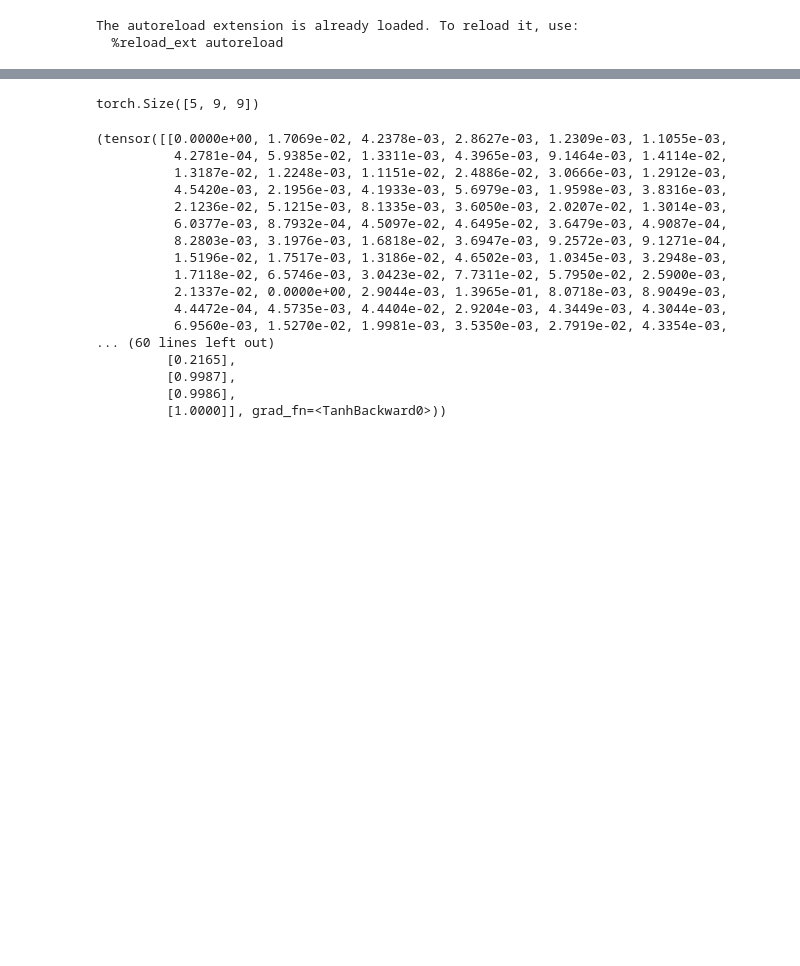
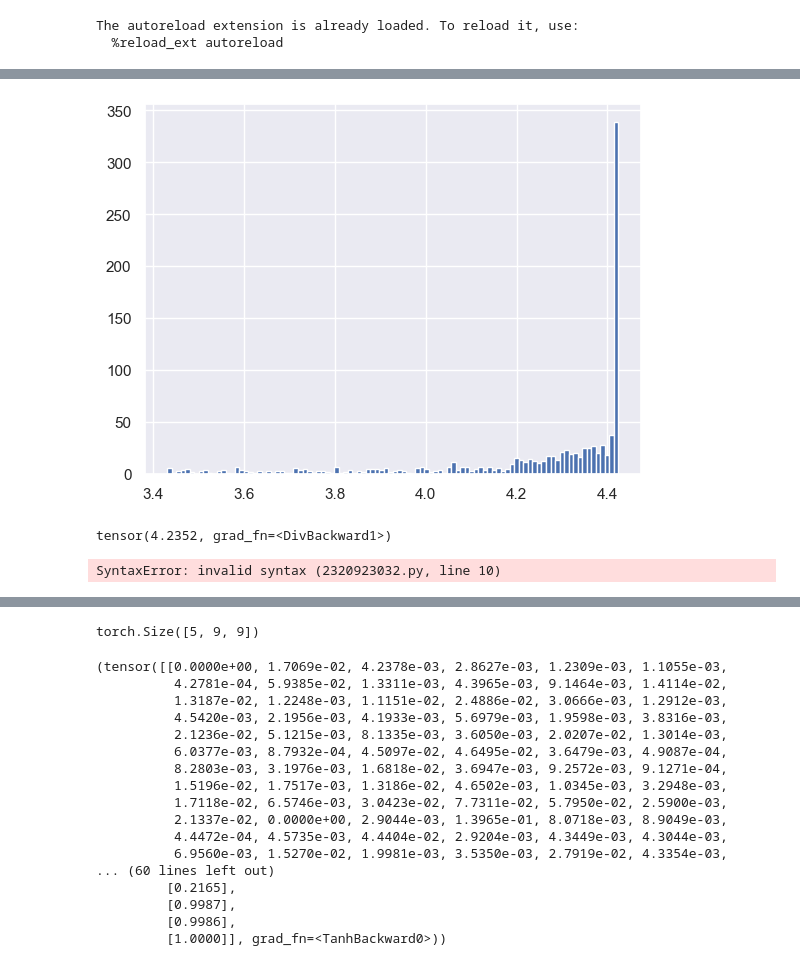
Before and after one commit to HristoBuyukliev/Delta-academy, a Jupyter notebook: 10. Go - version 2/[0] AlphaGoZero.ipynb, the cells around one changed output, grey strips where cells are left out. Saved outputs shown, nothing was run; the diff lists cells and outputs as text; code cells hidden in the pictures; blank space fills up the shorter version.

```diff
--- a/10. Go - version 2/[0] AlphaGoZero.ipynb
+++ b/10. Go - version 2/[0] AlphaGoZero.ipynb
@@ -42,0 +227,5 @@ The autoreload extension is already loaded. To reload it, use:
+# %%
+plt.hist(loss_policy.detach().numpy(), bins=100)
+plt.show()
+# %% [output]
+[figure, added]
@@ -42,0 +234,21 @@ The autoreload extension is already loaded. To reload it, use:
+# %%
+loss_policy
+# %% [output]
+tensor(4.2352, grad_fn=<DivBackward1>)
+# %%
+for _ in range(10):
+    if random() > 0.0:
+        train_this_move = True
+        expanded_root = UCT_search(state, 20, network=net)
+    else:
+        expanded_root = UCT_search(state, 10, network=net)
+    MCTS_policy = softmax_visit_counts(expanded_root)
+    if train_this_move:
+        loss_policy = F.cross_entropy(MCTS_policy, expanded_root.child_priors)
+        loss_value = ???
+        loss = loss_policy + loss_value
+        optimizer.zero_grad()
+        loss.backward()
+        optimizer.step()
+# %% [output]
+SyntaxError: invalid syntax (2320923032.py, line 10)
```
Also changed, not shown: parts of 26 cells of this notebook, 4 other files.
